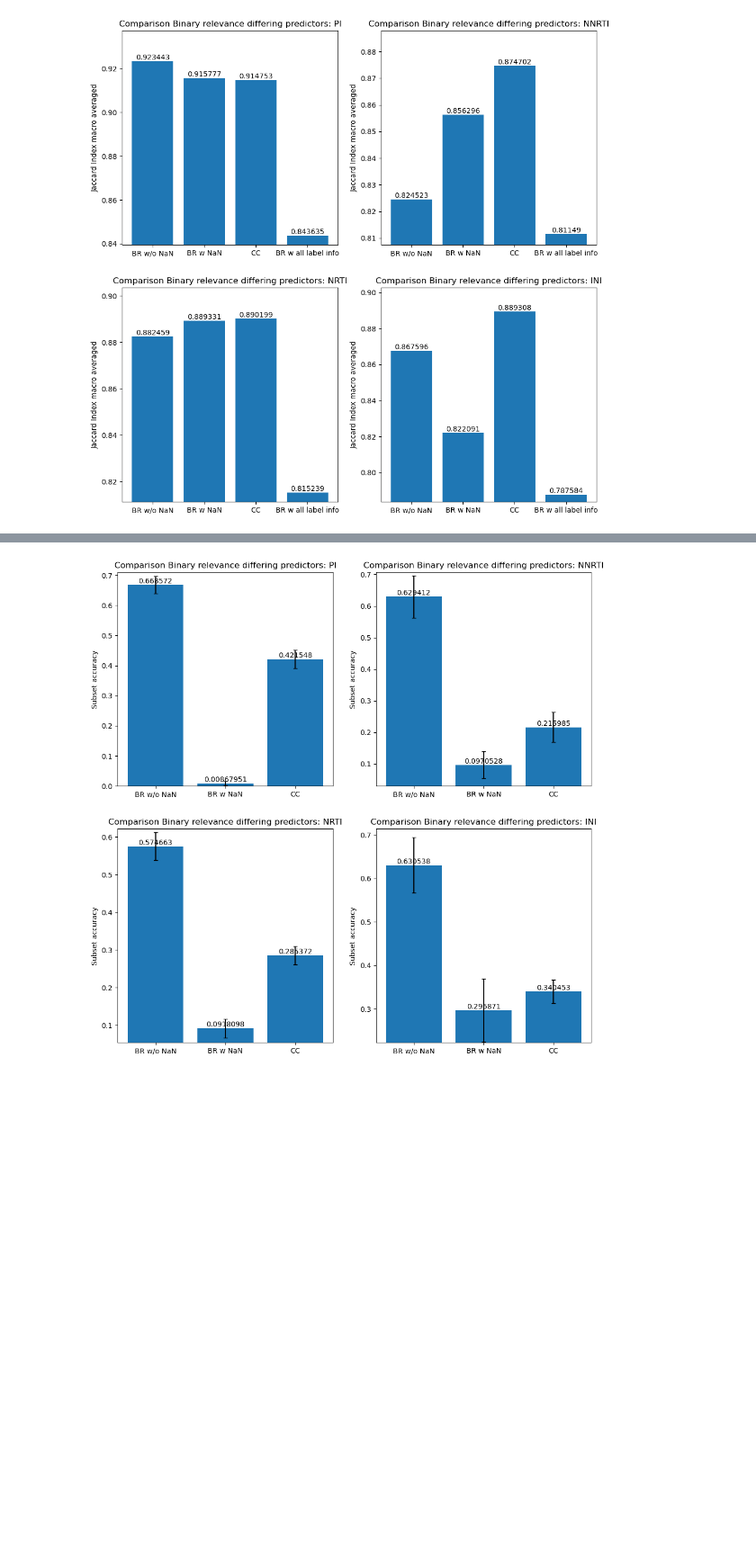
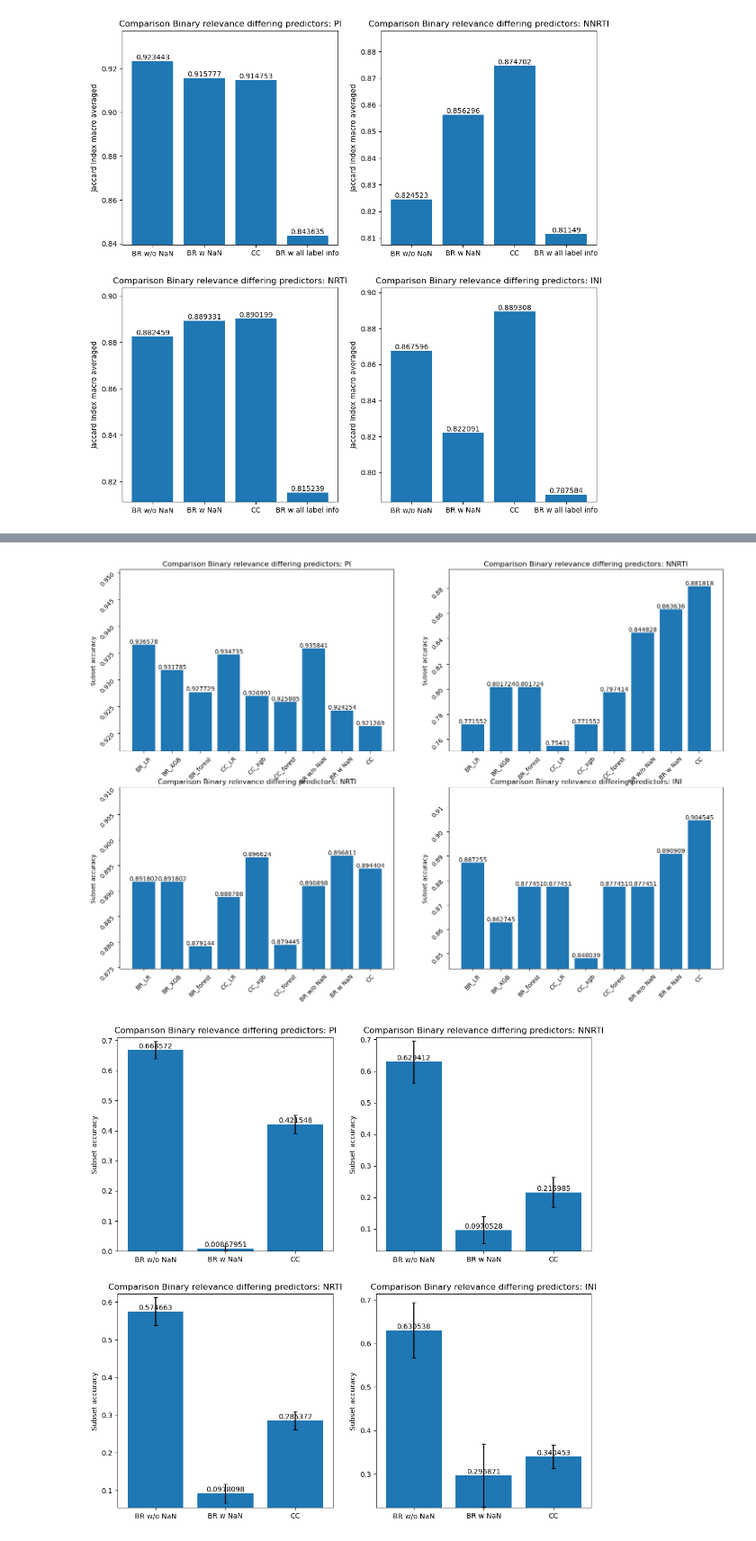
Before and after one commit to FloAvis/Masterthesis_TabPFN_HIV, a Jupyter notebook: statistics/Benchmark_statistics.ipynb, the cells around one changed output, grey strips where cells are left out. Shown at 90% size. Saved outputs shown, nothing was run; the diff lists cells and outputs as text; code cells hidden in the pictures; blank space fills up the shorter version.

```diff
--- a/statistics/Benchmark_statistics.ipynb
+++ b/statistics/Benchmark_statistics.ipynb
@@ -318,3 +336,96 @@ Axes(0.547727,0.11;0.352273x0.35)
+# %%
+ml_models = ["BR_LR", "BR_XGB", "BR_forest", "CC_LR", "CC_xgb", "CC_forest"]
+
+ending = ".csv"
+
+sub_accs = {}
+
+for path in filepath_list_ml:
+
+    br_results = []
+    cc_results = []
+    #rakel_results = []
+
+    for model in ml_models:
+        results = pd.read_csv(path + model + ending)
+
+        #results.dropna(subset=results.columns[results.columns.str.startswith('True_')].tolist(), inplace=True)
+
+        true_labels = results.filter(regex="True_*")
+        pred_labels = results.filter(regex="Pred_*")
+
+        sub_acc = utils.exam_acc(pred_labels, true_labels)
+
+        if model.startswith("BR"):
+            br_results.append(sub_acc)
+        elif model.startswith("CC"):
+            cc_results.append(sub_acc)
+
+        #else:
+        #    rakel_results.append(sub_acc)
+
+    #sub_accs.update({path.split("/")[-1].strip("_"):[br_results, cc_results, rakel_results]})
+    sub_accs.update({path.split("/")[-1].strip("_"):[br_results, cc_results]})
+
+files = ["Binary_Relevance_MOC_prediction.csv", "Binary_Relevance_homebrew_prediction.csv", "Classifier_Chain_homebrew_prediction.csv"]
+
+sub_accs_tabpfn = {}
+jacc_macro = {}
+
+
+for path in filepath_list:
+
+    acc_list = []
+
+    for file in files:
+        results = pd.read_csv(path + file)
+
+        results.dropna(subset=results.columns[results.columns.str.startswith('True_')].tolist(), inplace=True)
+
+        true_labels = results.filter(regex="True_*")
+        pred_labels = results.filter(regex="Pred_*")
+
+        sub_acc = utils.exam_acc(true_labels, pred_labels)
+
+        #print(jaccard_score(true_labels, pred_labels, average="samples"))
+        #print(jaccard_score(true_labels, pred_labels, average="macro"))
+        acc_list.append(sub_acc)
+
+    sub_accs_tabpfn.update({path.split("/")[-1].strip("_"):acc_list})
+
+
+
+df_sub_accs = pd.DataFrame(sub_accs)
+
+
+
+models_w_TabPFN = ["BR w/o NaN", "BR w NaN", "CC"]
+
+fig, axs = plt.subplots(2, 2, figsize=(18, 12))
+
+axs = axs.flatten()
+
+for i, drug in enumerate(df_sub_accs.columns.values.tolist()):
+
+    benchmarks = np.array(sub_accs[drug]).flatten()
+    results = list(benchmarks) + sub_accs_tabpfn[drug]
+    labels = ml_models + models_w_TabPFN
+    p = axs[i].bar(labels, results)
+
+    axs[i].bar_label(p, label_type="edge")
+
+    #axs[i].set_xticks(x)
+    #axs[i].set_xticklabels(target_ml["Drug"])
+    axs[i].tick_params(rotation=45)
+    axs[i].set_ylabel('Subset accuracy')
+    axs[i].set_ylim(max(0, min(results) * 0.995), min(1.0, max(results)  * 1.015))
+    axs[i].set_title('Comparison Binary relevance differing predictors: ' + drug)
+
+
+
+#plt.savefig("../figures/BR_CC_comparison_woNaN.png")
+# %% [output]
+[figure, added]
 # %%
 files = ["Binary_Relevance_5_fold_MOC_prediction.csv", "Binary_Relevance_5_fold_homebrew_prediction.csv", "Classifier_Chain_5_fold_homebrew_prediction.csv"]
 
```
Also changed, not shown: parts of 4 cells of this notebook, 2 other files.
